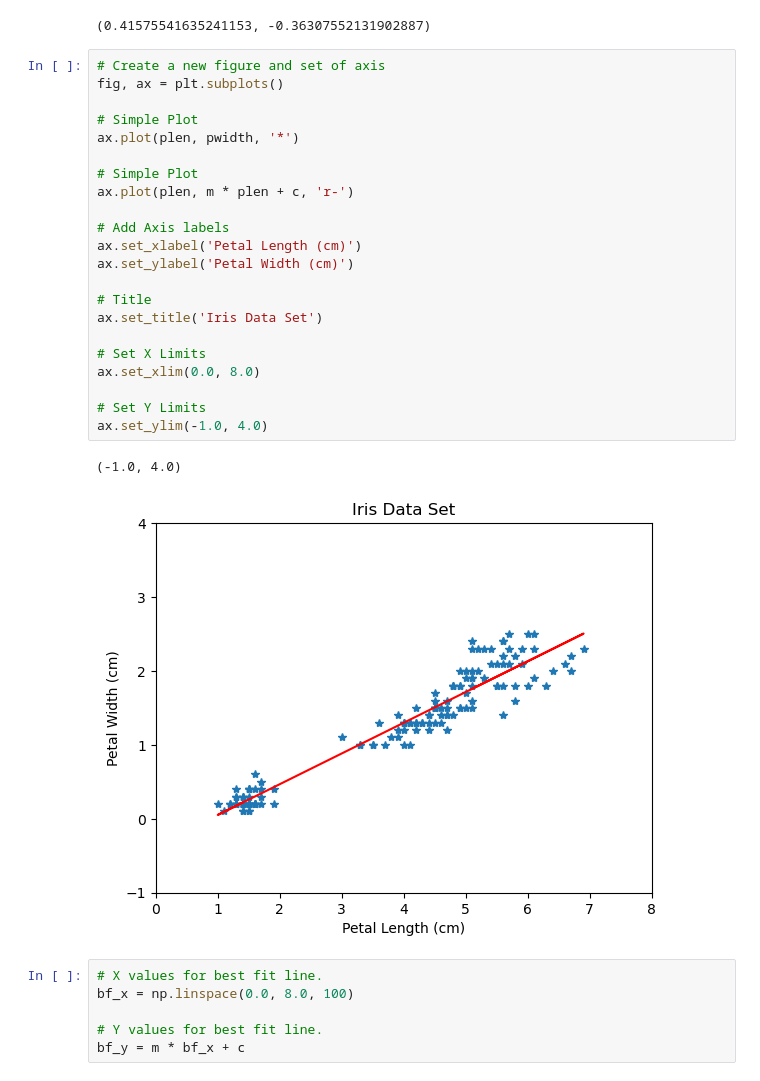
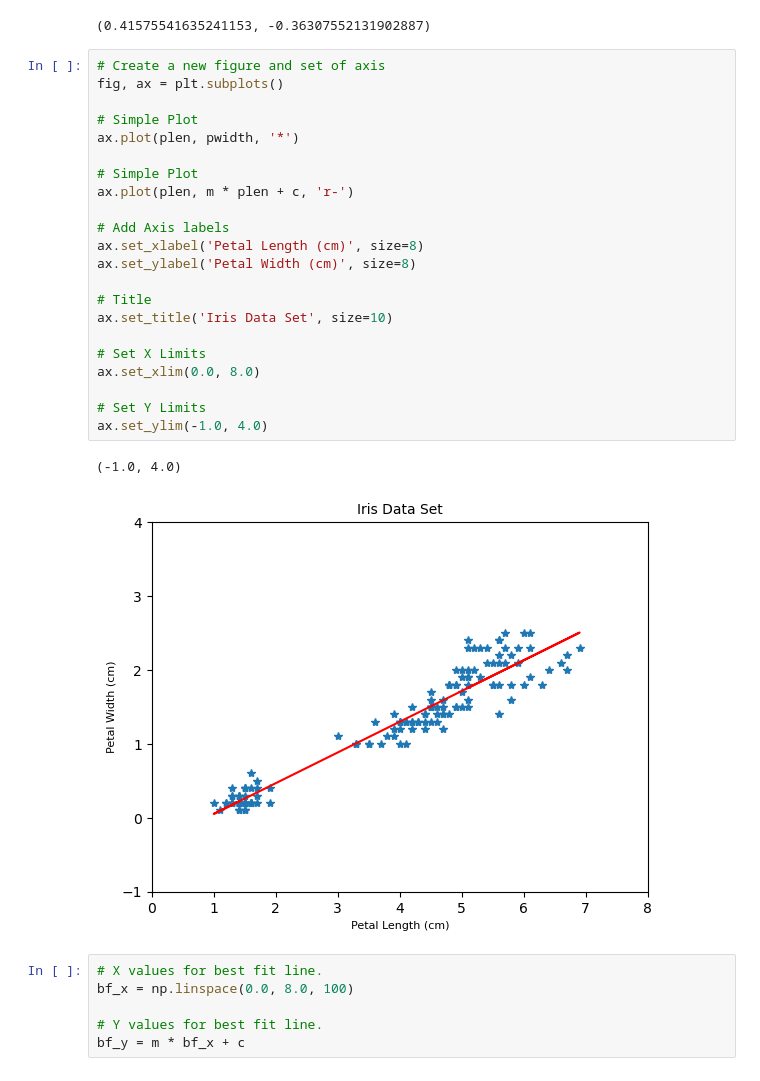
Before and after one commit to galto4/pands-project, a Jupyter notebook: iris.ipynb, the cells around one changed output. Saved outputs shown, nothing was run; the diff lists cells and outputs as text.

```diff
--- a/iris.ipynb
+++ b/iris.ipynb
@@ -357,28 +387,28 @@ m, c
 # %%
 # Create a new figure and set of axis
 fig, ax = plt.subplots()
 
 # Simple Plot
 ax.plot(plen, pwidth, '*')
 
 # Simple Plot
 ax.plot(plen, m * plen + c, 'r-')
 
 # Add Axis labels
-ax.set_xlabel('Petal Length (cm)')
-ax.set_ylabel('Petal Width (cm)')
+ax.set_xlabel('Petal Length (cm)', size=8)
+ax.set_ylabel('Petal Width (cm)', size=8)
 
 # Title
-ax.set_title('Iris Data Set')
+ax.set_title('Iris Data Set', size=10)
 
 # Set X Limits
 ax.set_xlim(0.0, 8.0)
 
 # Set Y Limits
 ax.set_ylim(-1.0, 4.0)
 # %% [output]
 (-1.0, 4.0)
-[figure, old version]
+[figure, new version]
 # %%
 # X values for best fit line.
 bf_x = np.linspace(0.0, 8.0, 100)
```
Also changed, not shown: parts of 9 cells of this notebook, 1 other file.
